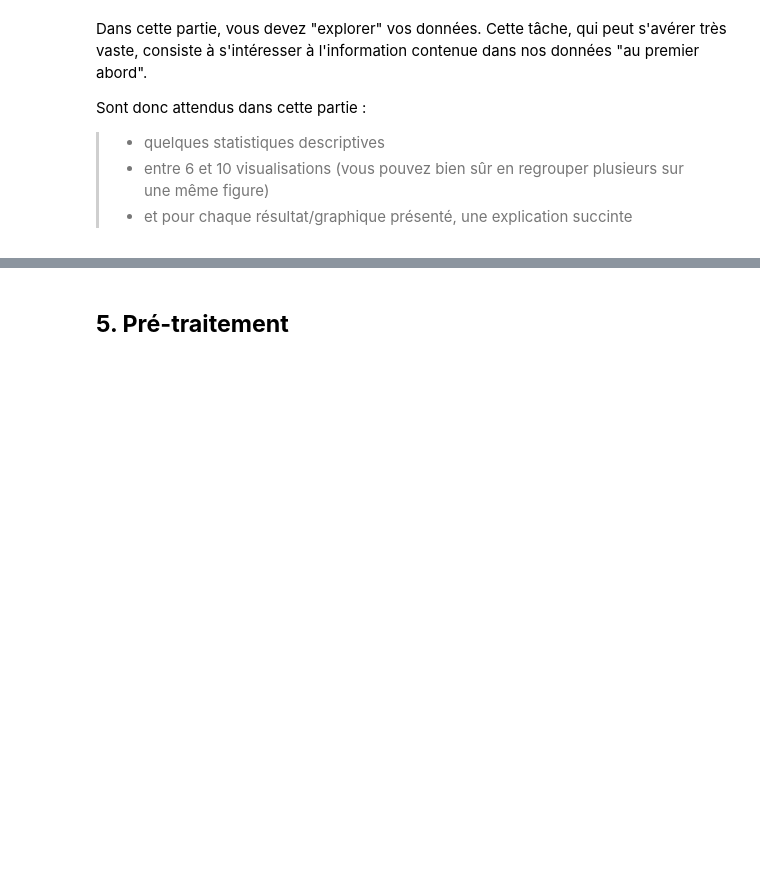
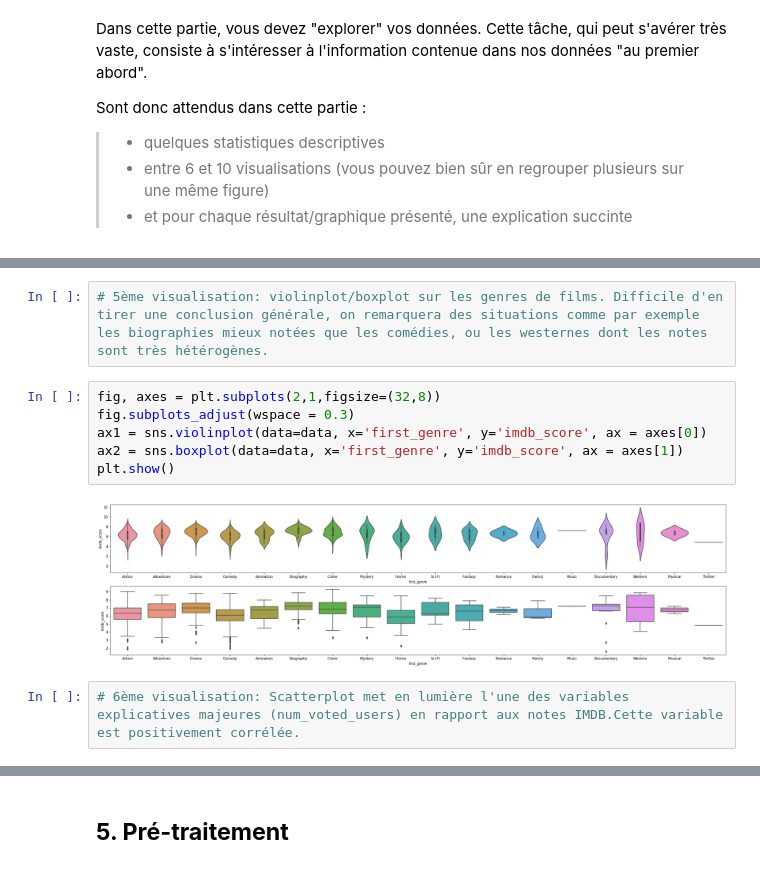
Before and after one commit to Florent-Vanhollebeke/Rendus_projets_Florent, a Jupyter notebook: Projet_en_cours/Projet P6 - revisions ML.ipynb, the cells around one changed output, grey strips where cells are left out. Cells and saved outputs as stored; diff of their text form; blank space fills up the shorter version.

```diff
--- a/Projet_en_cours/Projet P6 - revisions ML.ipynb
+++ b/Projet_en_cours/Projet P6 - revisions ML.ipynb
@@ -482,0 +549,12 @@ Sont donc attendus dans cette partie :
+# %%
+# 5ème visualisation: violinplot/boxplot sur les genres de films. Difficile d'en tirer une conclusion générale, on remarquera des situations comme par exemple les biographies mieux notées que les comédies, ou les westernes dont les notes sont très hétérogènes.
+# %%
+fig, axes = plt.subplots(2,1,figsize=(32,8))
+fig.subplots_adjust(wspace = 0.3)
+ax1 = sns.violinplot(data=data, x='first_genre', y='imdb_score', ax = axes[0])
+ax2 = sns.boxplot(data=data, x='first_genre', y='imdb_score', ax = axes[1])
+plt.show()
+# %% [output]
+[figure, added]
+# %%
+# 6ème visualisation: Scatterplot met en lumière l'une des variables explicatives majeures (num_voted_users) en rapport aux notes IMDB.Cette variable est positivement corrélée.
```
Also changed, not shown: parts of 24 cells of this notebook, 1 other file.
